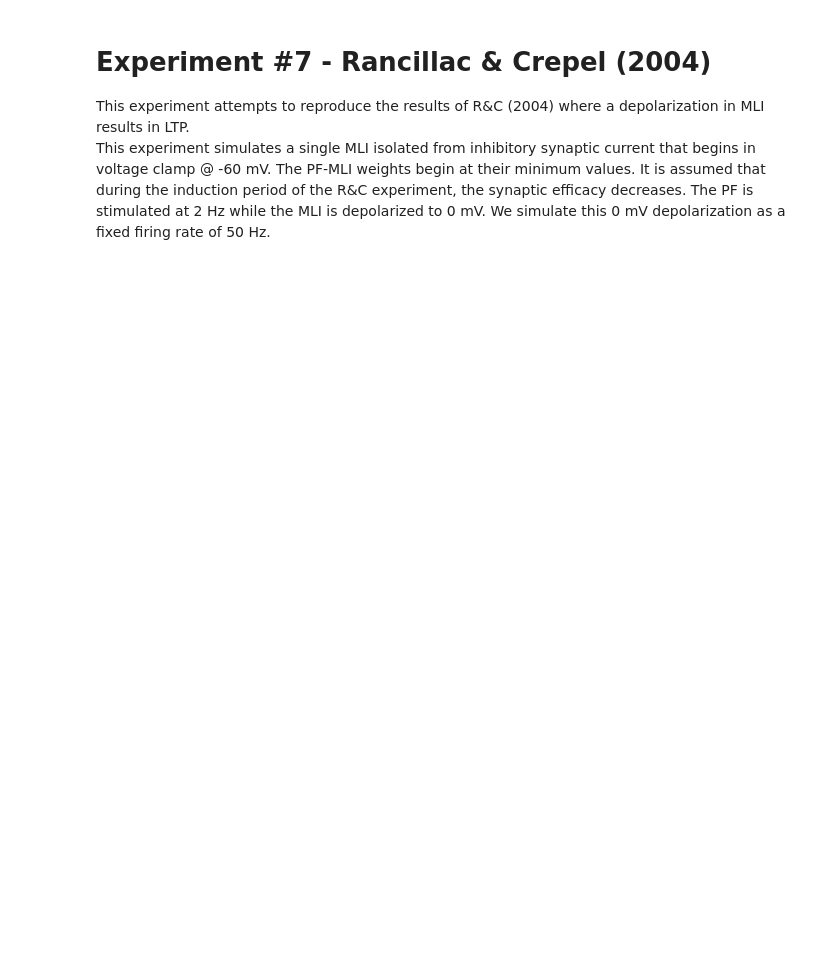
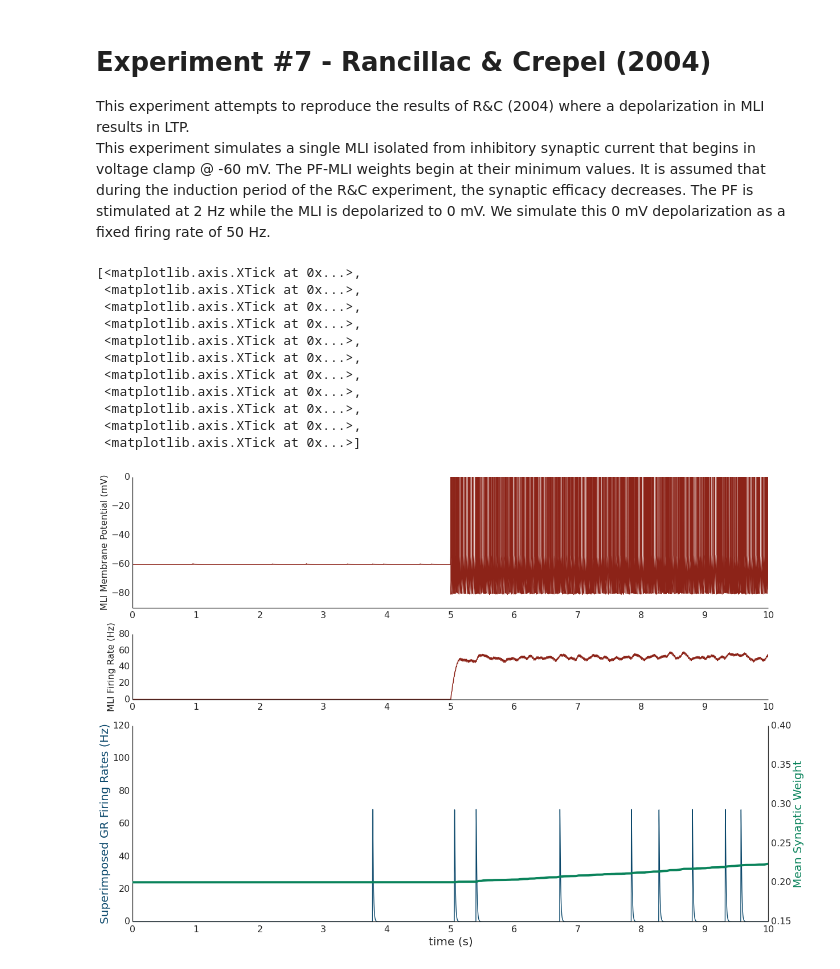
Before and after one commit to blennon/research, a Jupyter notebook: spiking_pf_mli_plasticity/notebooks/Experiment #7 - Rancillac & Crepel (2004).ipynb, the cells around one changed output. Cells and saved outputs as stored; diff of their text form; code cells hidden in the pictures; blank space fills up the shorter version.

```diff
--- a/spiking_pf_mli_plasticity/notebooks/Experiment #7 - Rancillac & Crepel (2004).ipynb
+++ b/spiking_pf_mli_plasticity/notebooks/Experiment #7 - Rancillac & Crepel (2004).ipynb
@@ -69,6 +73,28 @@ if save_results:
     objects_dict = {'GR_S':GR_S, 'GR_R':GR_R, 'MLI_V':MLI_V,
                 'MLI_S':MLI_S, 'W':W}
     pickle_results(objects_dict, exper_dir)
+# %%
+T_show_end = 10
+fig = figure(figsize(20,14))
+ax1, ax2, ax3, ax4 = plot_pf_mli_w_fig(MLI_V,MLI_S,MLI_R,GR_R,W,fig,defaultclock,T_show_end)
+ax1.set_yticks(range(-80,20,20))
+ax1.set_xticks(range(0,T_show_end+1,1))
+ax2.set_yticks(range(0,100,20))
+ax2.set_xticks(range(0,T_show_end+1,1))
+ax3.set_xticks(range(0,T_show_end+1,1))
+# %% [output]
+[<matplotlib.axis.XTick at 0x...>,
+ <matplotlib.axis.XTick at 0x...>,
+ <matplotlib.axis.XTick at 0x...>,
+ <matplotlib.axis.XTick at 0x...>,
+ <matplotlib.axis.XTick at 0x...>,
+ <matplotlib.axis.XTick at 0x...>,
+ <matplotlib.axis.XTick at 0x...>,
+ <matplotlib.axis.XTick at 0x...>,
+ <matplotlib.axis.XTick at 0x...>,
+ <matplotlib.axis.XTick at 0x...>,
+ <matplotlib.axis.XTick at 0x...>]
+[figure, added]
 # %%
 fig = figure(figsize(24,6))
 plot_weights_by_trial(fig,W,trial_time,eq_time,1*ms)
```
Also changed, not shown: parts of 2 cells of this notebook, 3 other files.
